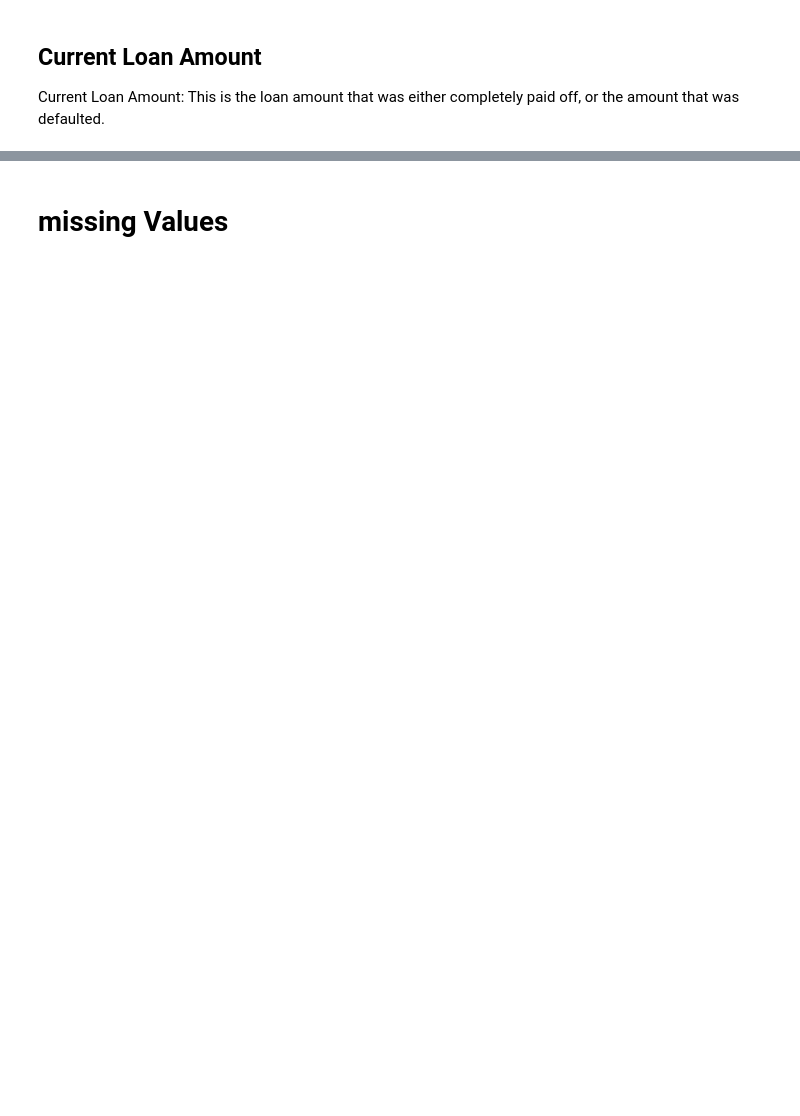
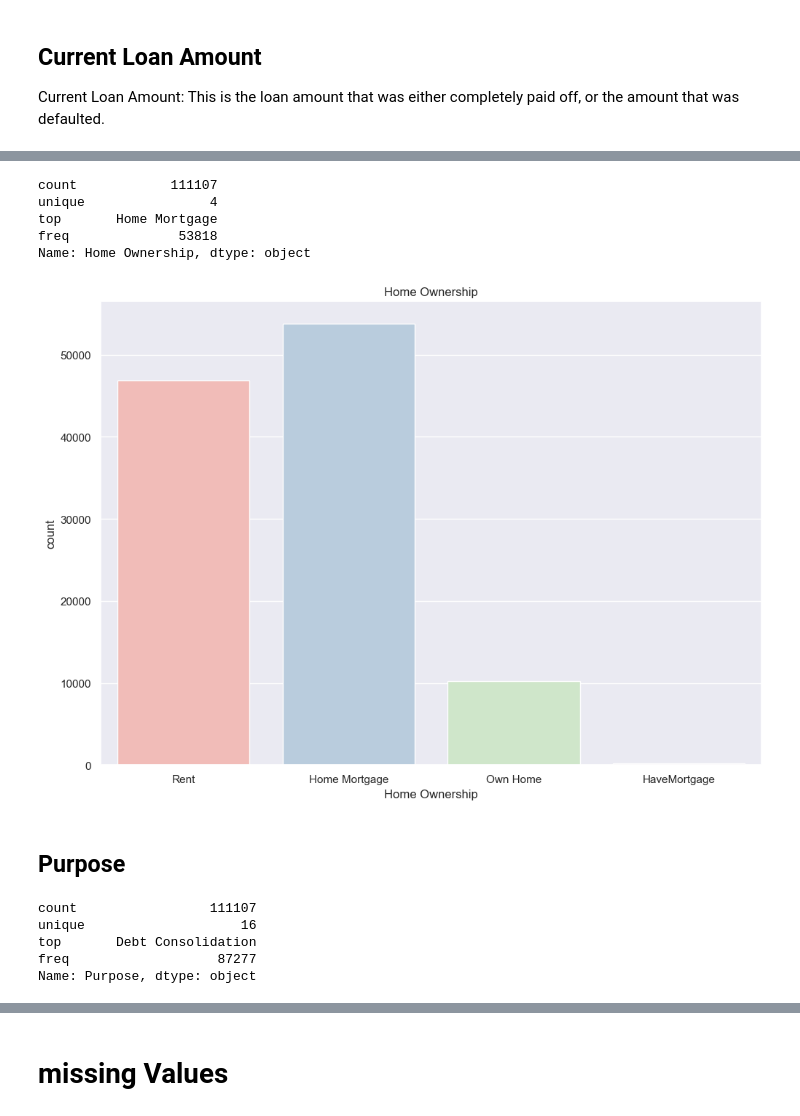
Before and after one commit to xizzax/Exploratory-Data-Analysis-of-LoanGrants, a Jupyter notebook: labtask02.ipynb, the cells around one changed output, grey strips where cells are left out. Cells and saved outputs as stored; diff of their text form; code cells hidden in the pictures; blank space fills up the shorter version.

```diff
--- a/labtask02.ipynb
+++ b/labtask02.ipynb
@@ -104,0 +237,28 @@ KeyboardInterrupt:
+# %%
+df["Home Ownership"].describe()
+# %% [output]
+count            111107
+unique                4
+top       Home Mortgage
+freq              53818
+Name: Home Ownership, dtype: object
+# %%
+sns.countplot(
+    data=df,
+    x="Home Ownership",
+    palette="Pastel1"
+)
+plt.title("Home Ownership")
+plt.show()
+# %% [output]
+[figure, added]
+# %% [markdown]
+## Purpose
+# %%
+df["Purpose"].describe()
+# %% [output]
+count                 111107
+unique                    16
+top       Debt Consolidation
+freq                   87277
+Name: Purpose, dtype: object
```
Also changed, not shown: parts of 85 cells of this notebook.
